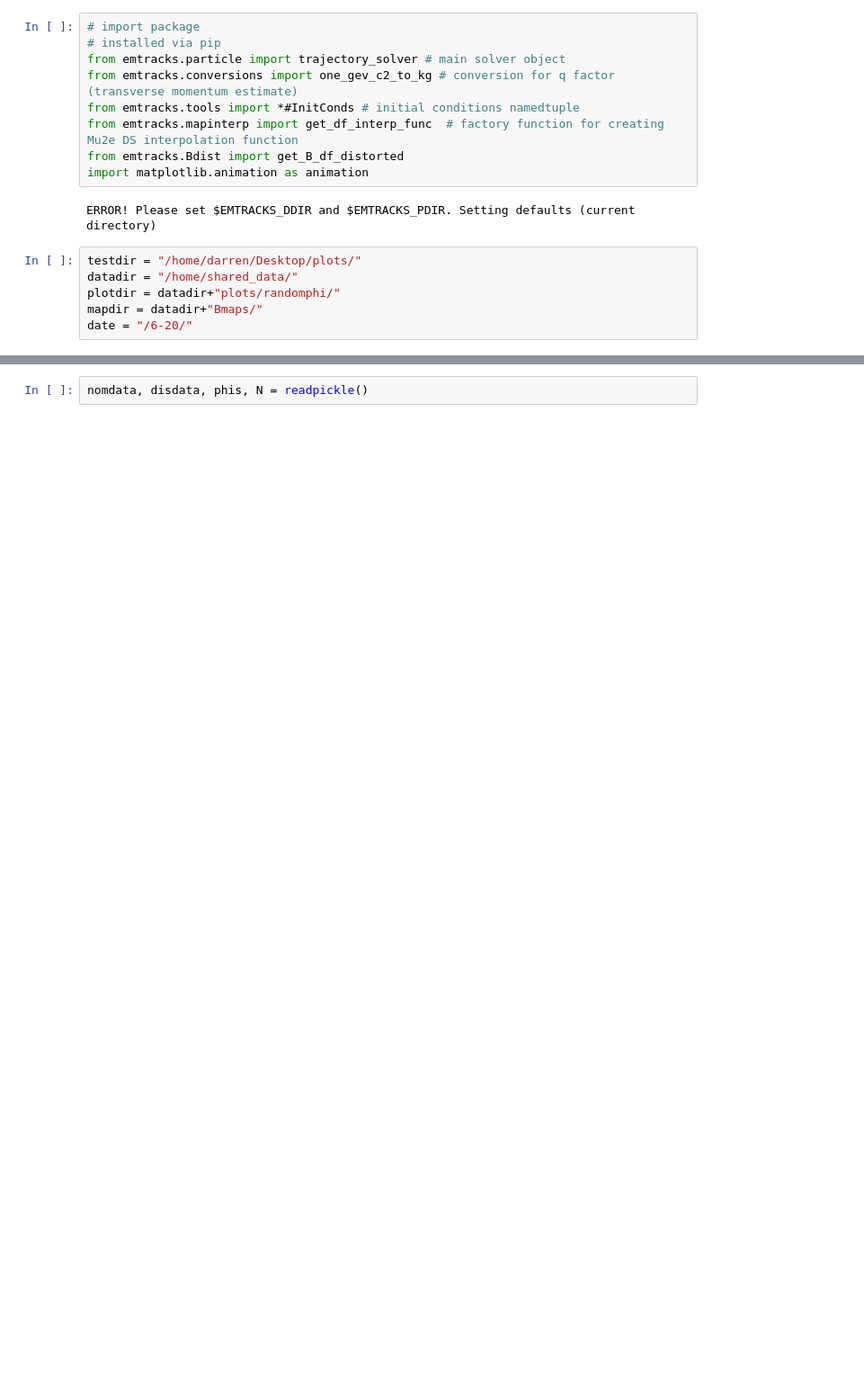
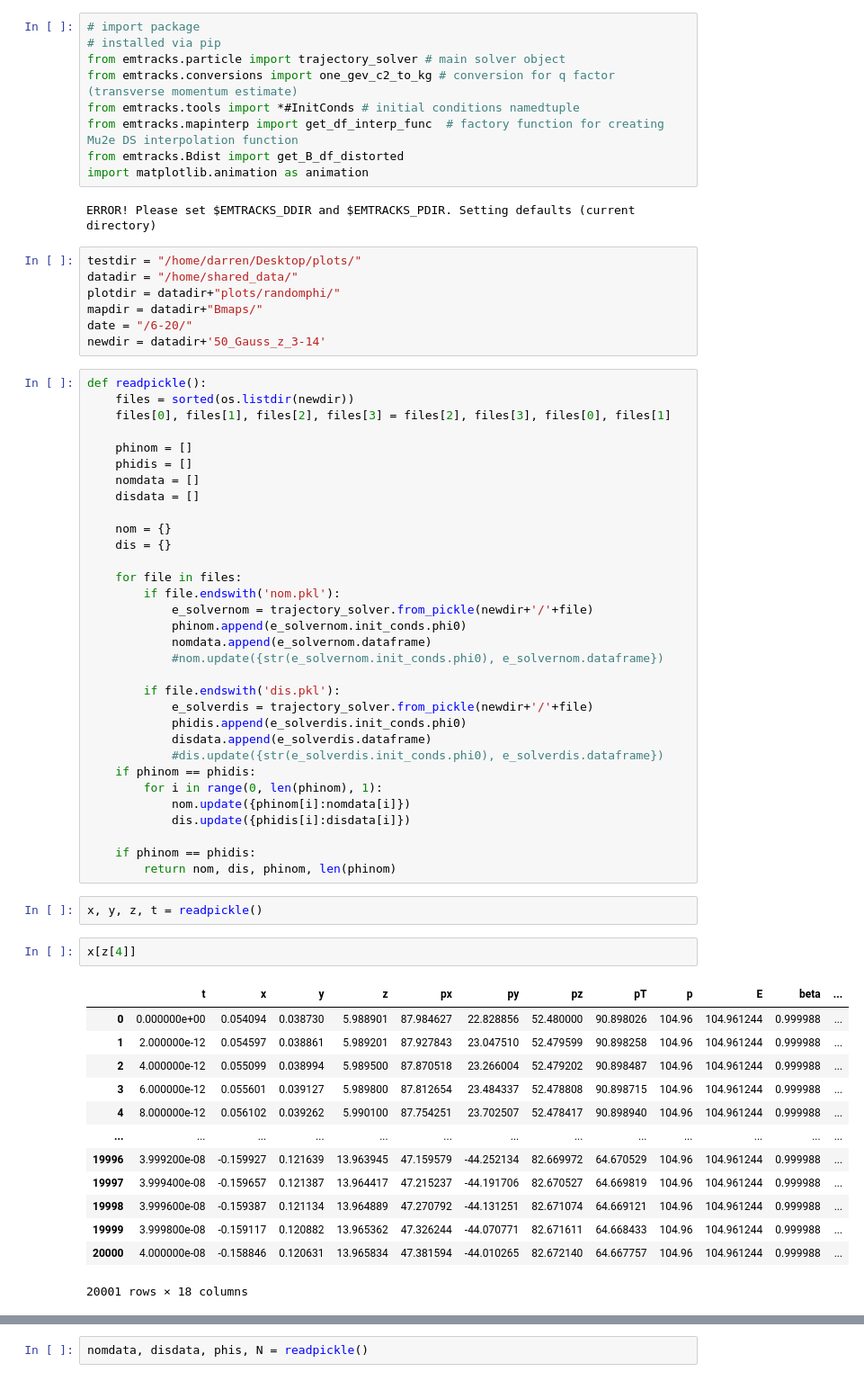
Before and after one commit to ckampa13/particle_EM_tracks, a Jupyter notebook: scripts/Darren/randomphi/Jupyter Notebooks/Startreadpkl.ipynb, the cells around one changed output, grey strips where cells are left out. Shown at 90% size. Saved outputs shown, nothing was run; the diff lists cells and outputs as text; blank space fills up the shorter version.

```diff
--- a/scripts/Darren/randomphi/Jupyter Notebooks/Startreadpkl.ipynb
+++ b/scripts/Darren/randomphi/Jupyter Notebooks/Startreadpkl.ipynb
@@ -27,3 +28,54 @@ datadir = "/home/shared_data/"
 plotdir = datadir+"plots/randomphi/"
 mapdir = datadir+"Bmaps/"
 date = "/6-20/"
+newdir = datadir+'50_Gauss_z_3-14'
+# %%
+def readpickle():
+    files = sorted(os.listdir(newdir))
+    files[0], files[1], files[2], files[3] = files[2], files[3], files[0], files[1]
+
+    phinom = []
+    phidis = []
+    nomdata = []
+    disdata = []
+
+    nom = {}
+    dis = {}
+
+    for file in files:
+        if file.endswith('nom.pkl'):
+            e_solvernom = trajectory_solver.from_pickle(newdir+'/'+file)
+            phinom.append(e_solvernom.init_conds.phi0)
+            nomdata.append(e_solvernom.dataframe)
+            #nom.update({str(e_solvernom.init_conds.phi0), e_solvernom.dataframe})
+
+        if file.endswith('dis.pkl'):
+            e_solverdis = trajectory_solver.from_pickle(newdir+'/'+file)
+            phidis.append(e_solverdis.init_conds.phi0)
+            disdata.append(e_solverdis.dataframe)
+            #dis.update({str(e_solverdis.init_conds.phi0), e_solverdis.dataframe})
+    if phinom == phidis:
+        for i in range(0, len(phinom), 1):
+            nom.update({phinom[i]:nomdata[i]})
+            dis.update({phidis[i]:disdata[i]})
+
+    if phinom == phidis:
+        return nom, dis, phinom, len(phinom)
+# %%
+x, y, z, t = readpickle()
+# %%
+x[z[4]]
+# %% [output]
+|  | t | x | y | z | px | py | pz | pT | p | E | beta | ... |
+| 0 | 0.000000e+00 | 0.054094 | 0.038730 | 5.988901 | 87.984627 | 22.828856 | 52.480000 | 90.898026 | 104.96 | 104.961244 | 0.999988 | ... |
+| 1 | 2.000000e-12 | 0.054597 | 0.038861 | 5.989201 | 87.927843 | 23.047510 | 52.479599 | 90.898258 | 104.96 | 104.961244 | 0.999988 | ... |
+| 2 | 4.000000e-12 | 0.055099 | 0.038994 | 5.989500 | 87.870518 | 23.266004 | 52.479202 | 90.898487 | 104.96 | 104.961244 | 0.999988 | ... |
+| 3 | 6.000000e-12 | 0.055601 | 0.039127 | 5.989800 | 87.812654 | 23.484337 | 52.478808 | 90.898715 | 104.96 | 104.961244 | 0.999988 | ... |
+| 4 | 8.000000e-12 | 0.056102 | 0.039262 | 5.990100 | 87.754251 | 23.702507 | 52.478417 | 90.898940 | 104.96 | 104.961244 | 0.999988 | ... |
+| ... | ... | ... | ... | ... | ... | ... | ... | ... | ... | ... | ... | ... |
+| 19996 | 3.999200e-08 | -0.159927 | 0.121639 | 13.963945 | 47.159579 | -44.252134 | 82.669972 | 64.670529 | 104.96 | 104.961244 | 0.999988 | ... |
+| 19997 | 3.999400e-08 | -0.159657 | 0.121387 | 13.964417 | 47.215237 | -44.191706 | 82.670527 | 64.669819 | 104.96 | 104.961244 | 0.999988 | ... |
+| 19998 | 3.999600e-08 | -0.159387 | 0.121134 | 13.964889 | 47.270792 | -44.131251 | 82.671074 | 64.669121 | 104.96 | 104.961244 | 0.999988 | ... |
+| 19999 | 3.999800e-08 | -0.159117 | 0.120882 | 13.965362 | 47.326244 | -44.070771 | 82.671611 | 64.668433 | 104.96 | 104.961244 | 0.999988 | ... |
+| 20000 | 4.000000e-08 | -0.158846 | 0.120631 | 13.965834 | 47.381594 | -44.010265 | 82.672140 | 64.667757 | 104.96 | 104.961244 | 0.999988 | ... |
+20001 rows × 18 columns
```
Also changed, not shown: parts of 24 cells of this notebook, 7 other files.
